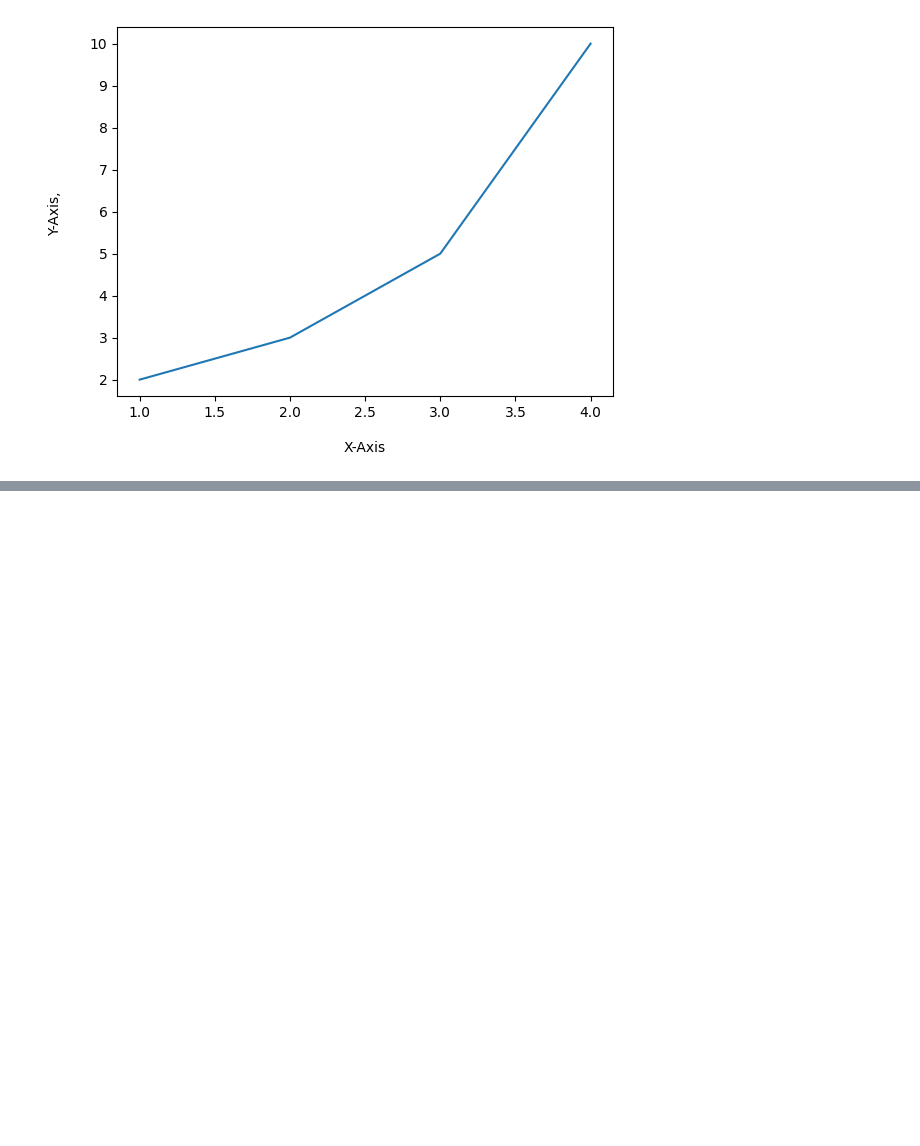
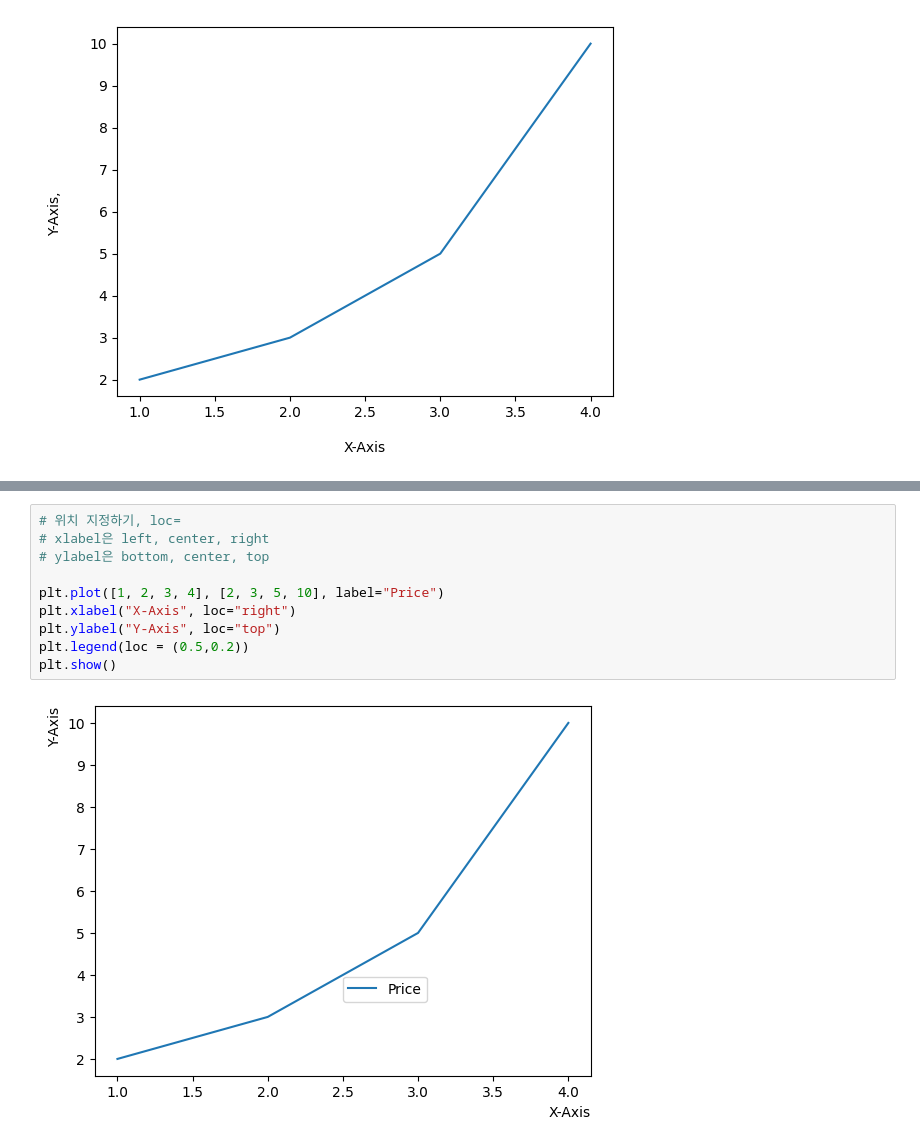
Before and after one commit to cristianoperisic/Pytorch_practice, a Jupyter notebook: matplotlib_prac.ipynb, the cells around one changed output, grey strips where cells are left out. Drawn from its saved outputs; the diff is of its cells as text; blank space fills up the shorter version.

```diff
--- a/matplotlib_prac.ipynb
+++ b/matplotlib_prac.ipynb
@@ -85,0 +91,12 @@ plt.ylabel('Y-Axis', loc = 'top')
+# %%
+# 위치 지정하기, loc=
+# xlabel은 left, center, right
+# ylabel은 bottom, center, top
+
+plt.plot([1, 2, 3, 4], [2, 3, 5, 10], label="Price")
+plt.xlabel("X-Axis", loc="right")
+plt.ylabel("Y-Axis", loc="top")
+plt.legend(loc = (0.5,0.2))
+plt.show()
+# %% [output]
+[figure, added]
```
Also changed, not shown: parts of 2 cells of this notebook.
